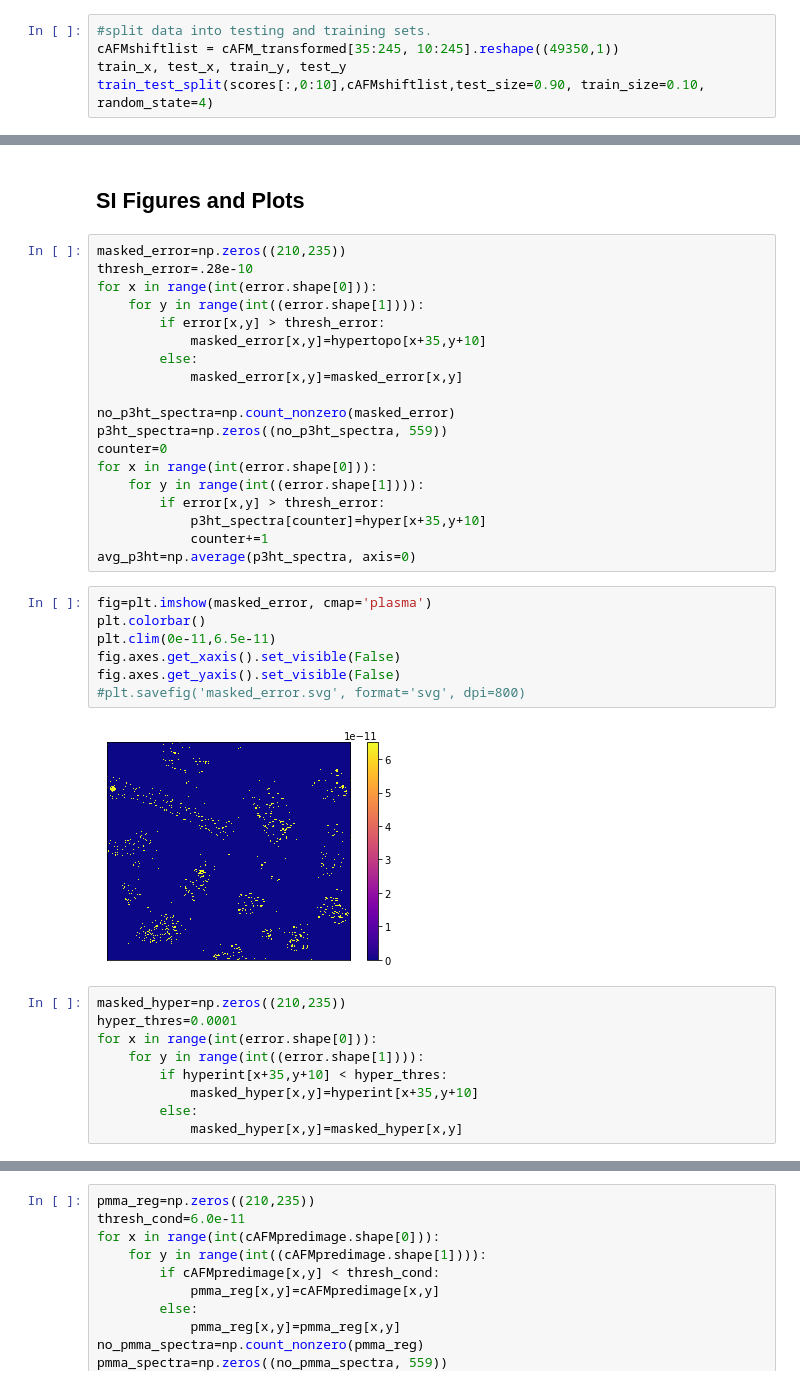
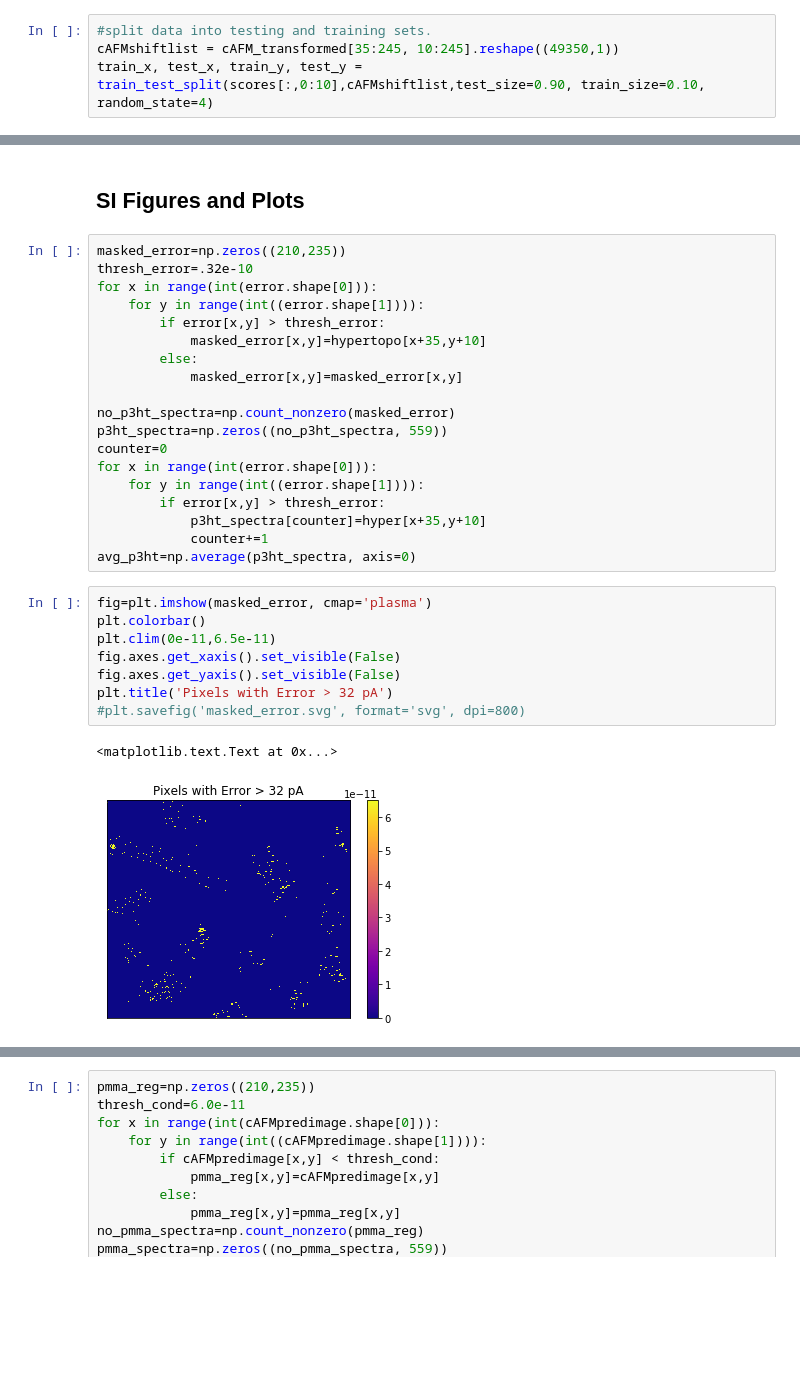
Before and after one commit to kongjy/MultimodalAFMonPMMAP3HT_processing, a Jupyter notebook: jupyter_notebooks/si_notebook.ipynb, the cells around one changed output, grey strips where cells are left out. Drawn from its saved outputs; the diff is of its cells as text; blank space fills up the shorter version.

```diff
--- a/jupyter_notebooks/si_notebook.ipynb
+++ b/jupyter_notebooks/si_notebook.ipynb
@@ -239,5 +249,5 @@ scores_maps = scores.reshape((210,235,558))
 # %%
 #split data into testing and training sets.
 cAFMshiftlist = cAFM_transformed[35:245, 10:245].reshape((49350,1))
-train_x, test_x, train_y, test_y  train_test_split(scores[:,0:10],cAFMshiftlist,test_size=0.90, train_size=0.10, random_state=4)
+train_x, test_x, train_y, test_y = train_test_split(scores[:,0:10],cAFMshiftlist,test_size=0.90, train_size=0.10, random_state=4)
 # %%
@@ -316,7 +328,7 @@ NMF_comp=NMF_model.components_
 ## SI Figures and Plots
 # %%
 masked_error=np.zeros((210,235))
-thresh_error=.28e-10
+thresh_error=.32e-10
 for x in range(int(error.shape[0])):
     for y in range(int((error.shape[1]))):
         if error[x,y] > thresh_error:
@@ -336,18 +348,11 @@ avg_p3ht=np.average(p3ht_spectra, axis=0)
 # %%
 fig=plt.imshow(masked_error, cmap='plasma')
 plt.colorbar()
 plt.clim(0e-11,6.5e-11)
 fig.axes.get_xaxis().set_visible(False)
 fig.axes.get_yaxis().set_visible(False)
+plt.title('Pixels with Error > 32 pA')
 #plt.savefig('masked_error.svg', format='svg', dpi=800)
 # %% [output]
+<matplotlib.text.Text at 0x...>
-[figure, old version]
+[figure, new version]
-# %%
-masked_hyper=np.zeros((210,235))
-hyper_thres=0.0001
-for x in range(int(error.shape[0])):
-    for y in range(int((error.shape[1]))):
-        if hyperint[x+35,y+10] < hyper_thres:
-            masked_hyper[x,y]=hyperint[x+35,y+10]
-        else:
-            masked_hyper[x,y]=masked_hyper[x,y]
```
Also changed, not shown: parts of 12 cells of this notebook.
